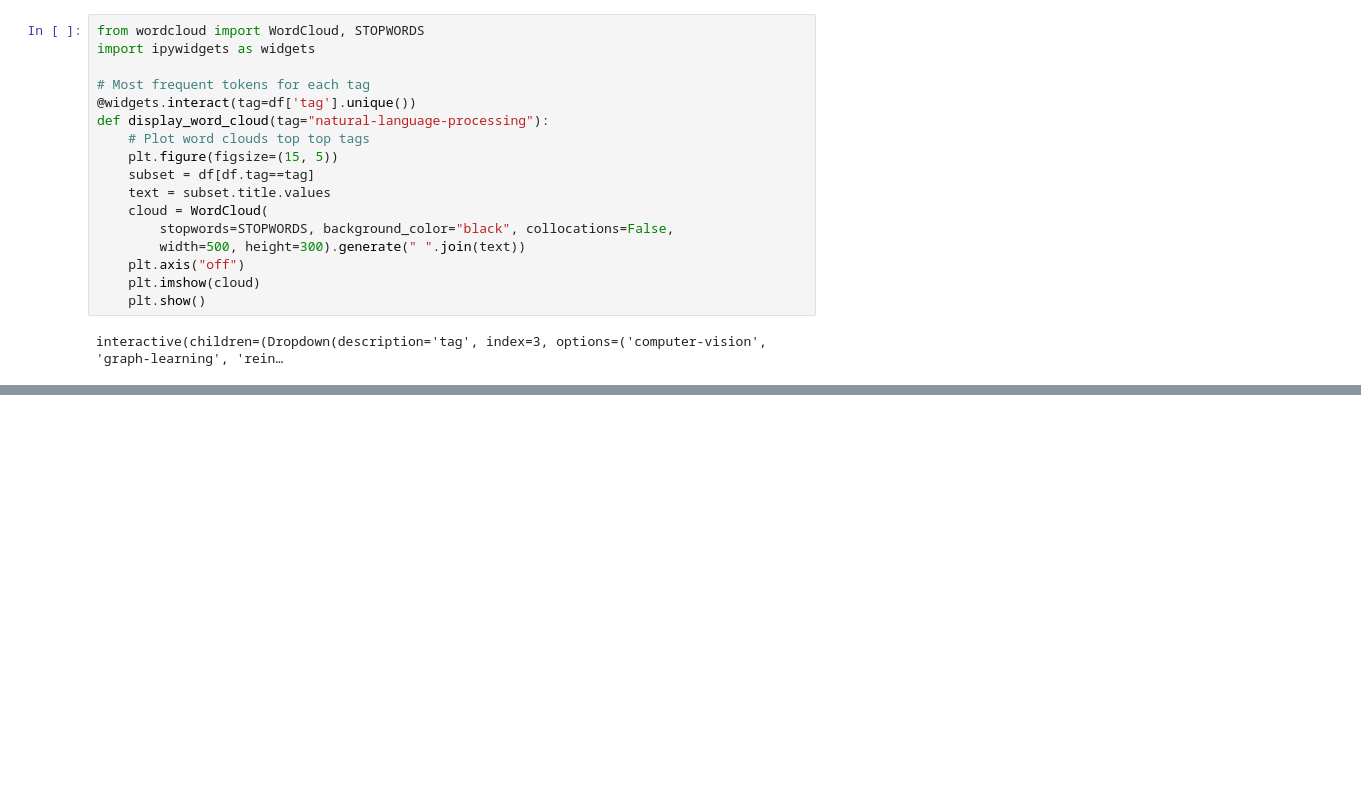
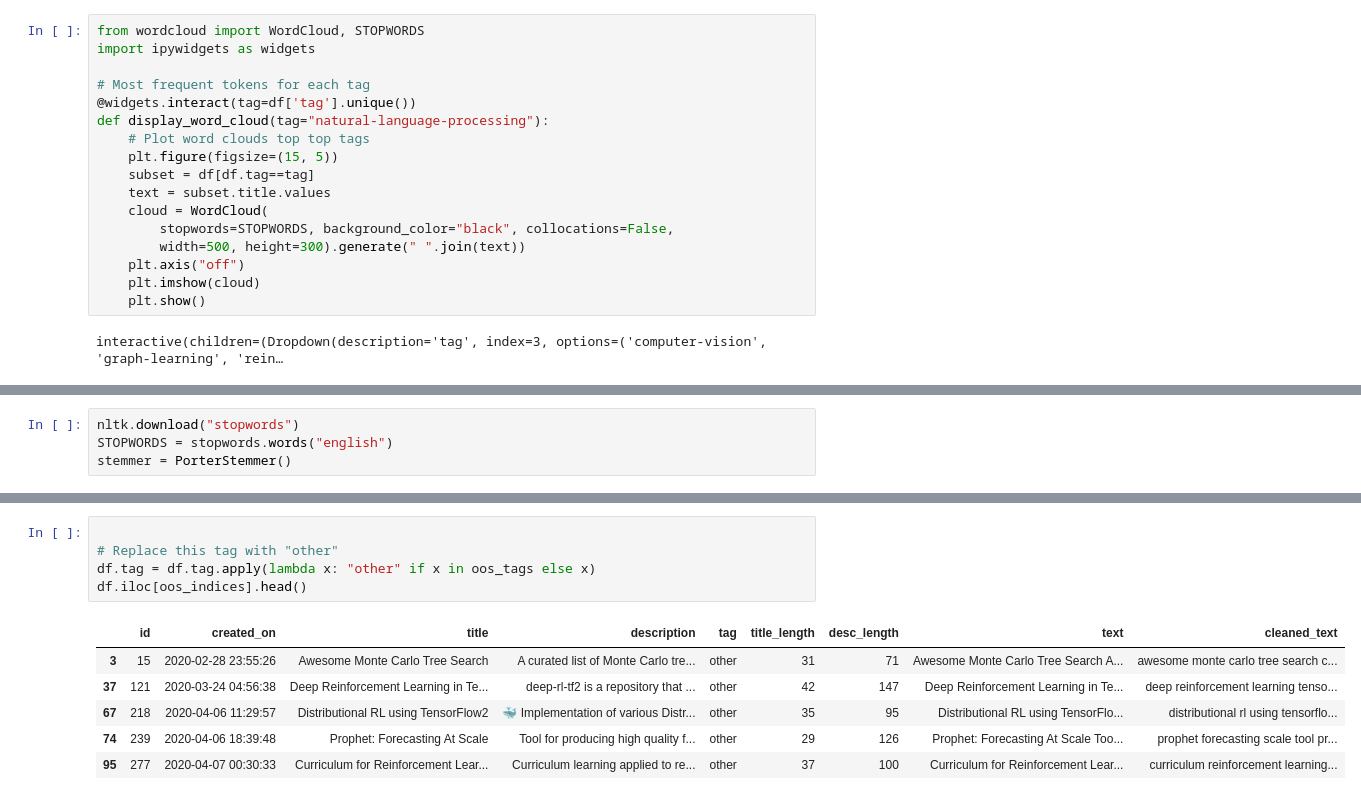
Before and after one commit to octave-ati/MLOps-Text-Classification, a Jupyter notebook: Notebook.ipynb, the cells around one changed output, grey strips where cells are left out. Drawn from its saved outputs; the diff is of its cells as text; blank space fills up the shorter version.

```diff
--- a/Notebook.ipynb
+++ b/Notebook.ipynb
@@ -126,0 +158,4 @@ interactive(children=(Dropdown(description='tag', index=3, options=('computer-vi
+# %%
+nltk.download("stopwords")
+STOPWORDS = stopwords.words("english")
+stemmer = PorterStemmer()
@@ -126,0 +222,12 @@ interactive(children=(Dropdown(description='tag', index=3, options=('computer-vi
+# %%
+
+# Replace this tag with "other"
+df.tag = df.tag.apply(lambda x: "other" if x in oos_tags else x)
+df.iloc[oos_indices].head()
+# %% [output]
+|  | id | created_on | title | description | tag | title_length | desc_length | text | cleaned_text |
+| 3 | 15 | 2020-02-28 23:55:26 | Awesome Monte Carlo Tree Search | A curated list of Monte Carlo tre... | other | 31 | 71 | Awesome Monte Carlo Tree Search A... | awesome monte carlo tree search c... |
+| 37 | 121 | 2020-03-24 04:56:38 | Deep Reinforcement Learning in Te... | deep-rl-tf2 is a repository that ... | other | 42 | 147 | Deep Reinforcement Learning in Te... | deep reinforcement learning tenso... |
+| 67 | 218 | 2020-04-06 11:29:57 | Distributional RL using TensorFlow2 | 🐳 Implementation of various Distr... | other | 35 | 95 | Distributional RL using TensorFlo... | distributional rl using tensorflo... |
+| 74 | 239 | 2020-04-06 18:39:48 | Prophet: Forecasting At Scale | Tool for producing high quality f... | other | 29 | 126 | Prophet: Forecasting At Scale Too... | prophet forecasting scale tool pr... |
+| 95 | 277 | 2020-04-07 00:30:33 | Curriculum for Reinforcement Lear... | Curriculum learning applied to re... | other | 37 | 100 | Curriculum for Reinforcement Lear... | curriculum reinforcement learning... |
```
Also changed, not shown: parts of 27 cells of this notebook.
